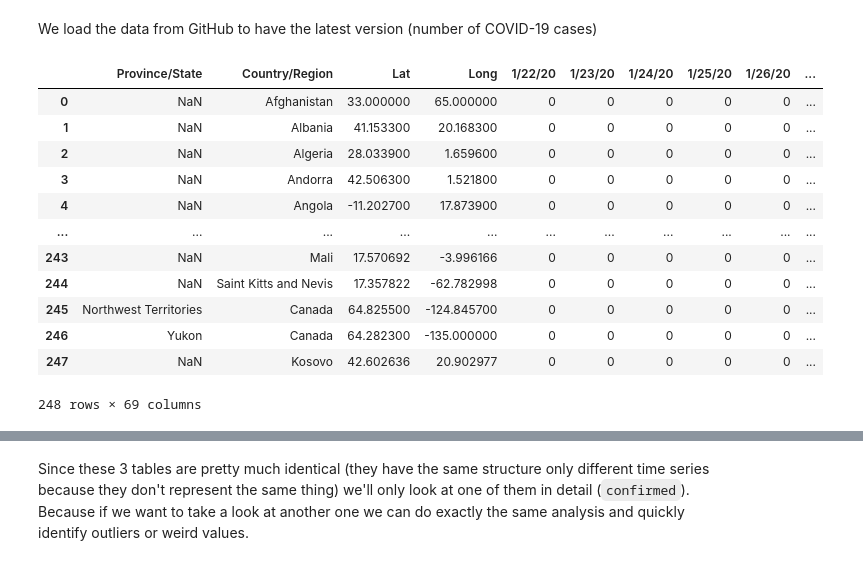
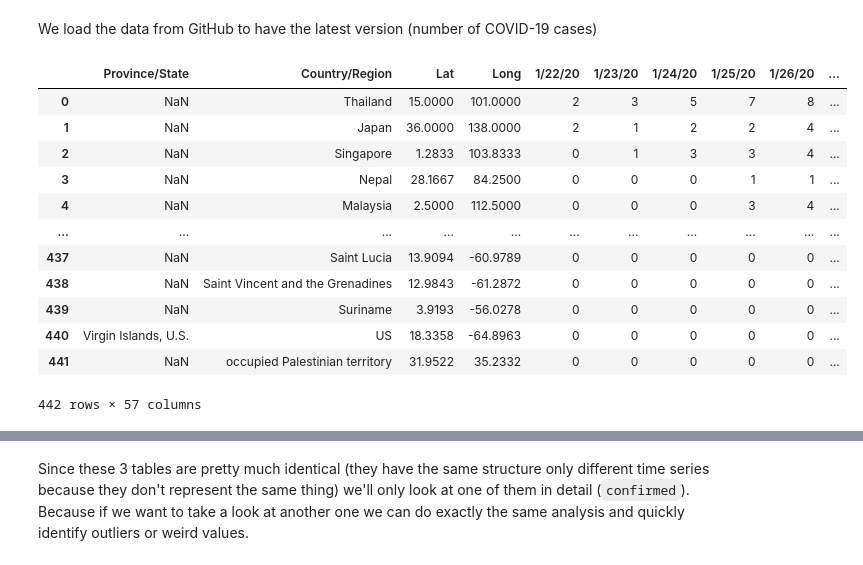
Before and after one commit to com-480-data-visualization/com-480-project-corona-cocos, a Jupyter notebook: EDA.ipynb, the cells around one changed output, grey strips where cells are left out. Drawn from its saved outputs; the diff is of its cells as text; code cells hidden in the pictures.

```diff
--- a/EDA.ipynb
+++ b/EDA.ipynb
@@ -12,25 +12,25 @@ import folium
 ## Load data
 # %% [markdown]
 We load the data from GitHub to have the latest version (number of COVID-19 cases)
-# %%
-confirmed = pd.read_csv('https://raw.githubusercontent.com/CSSEGISandData/COVID-19/master/csse_covid_19_data/csse_covid_19_time_series/time_series_covid19_confirmed_global.csv')
-deaths = pd.read_csv('https://raw.githubusercontent.com/CSSEGISandData/COVID-19/master/csse_covid_19_data/csse_covid_19_time_series/time_series_covid19_deaths_global.csv')
-recovered = pd.read_csv('https://raw.githubusercontent.com/CSSEGISandData/COVID-19/master/csse_covid_19_data/csse_covid_19_time_series/time_series_covid19_recovered_global.csv')
-confirmed
-# %% [output]
-|  | Province/State | Country/Region | Lat | Long | 1/22/20 | 1/23/20 | 1/24/20 | 1/25/20 | 1/26/20 | ... |
-| 0 | NaN | Afghanistan | 33.000000 | 65.000000 | 0 | 0 | 0 | 0 | 0 | ... |
-| 1 | NaN | Albania | 41.153300 | 20.168300 | 0 | 0 | 0 | 0 | 0 | ... |
-| 2 | NaN | Algeria | 28.033900 | 1.659600 | 0 | 0 | 0 | 0 | 0 | ... |
-| 3 | NaN | Andorra | 42.506300 | 1.521800 | 0 | 0 | 0 | 0 | 0 | ... |
-| 4 | NaN | Angola | -11.202700 | 17.873900 | 0 | 0 | 0 | 0 | 0 | ... |
-| ... | ... | ... | ... | ... | ... | ... | ... | ... | ... | ... |
-| 243 | NaN | Mali | 17.570692 | -3.996166 | 0 | 0 | 0 | 0 | 0 | ... |
-| 244 | NaN | Saint Kitts and Nevis | 17.357822 | -62.782998 | 0 | 0 | 0 | 0 | 0 | ... |
-| 245 | Northwest Territories | Canada | 64.825500 | -124.845700 | 0 | 0 | 0 | 0 | 0 | ... |
-| 246 | Yukon | Canada | 64.282300 | -135.000000 | 0 | 0 | 0 | 0 | 0 | ... |
-| 247 | NaN | Kosovo | 42.602636 | 20.902977 | 0 | 0 | 0 | 0 | 0 | ... |
-248 rows × 69 columns
+# %%
+confirmed = pd.read_csv('data/time_series_covid_19_confirmed.csv')
+deaths = pd.read_csv('data/time_series_covid_19_deaths.csv')
+recovered = pd.read_csv('data/time_series_covid_19_recovered.csv')
+confirmed
+# %% [output]
+|  | Province/State | Country/Region | Lat | Long | 1/22/20 | 1/23/20 | 1/24/20 | 1/25/20 | 1/26/20 | ... |
+| 0 | NaN | Thailand | 15.0000 | 101.0000 | 2 | 3 | 5 | 7 | 8 | ... |
+| 1 | NaN | Japan | 36.0000 | 138.0000 | 2 | 1 | 2 | 2 | 4 | ... |
+| 2 | NaN | Singapore | 1.2833 | 103.8333 | 0 | 1 | 3 | 3 | 4 | ... |
+| 3 | NaN | Nepal | 28.1667 | 84.2500 | 0 | 0 | 0 | 1 | 1 | ... |
+| 4 | NaN | Malaysia | 2.5000 | 112.5000 | 0 | 0 | 0 | 3 | 4 | ... |
+| ... | ... | ... | ... | ... | ... | ... | ... | ... | ... | ... |
+| 437 | NaN | Saint Lucia | 13.9094 | -60.9789 | 0 | 0 | 0 | 0 | 0 | ... |
+| 438 | NaN | Saint Vincent and the Grenadines | 12.9843 | -61.2872 | 0 | 0 | 0 | 0 | 0 | ... |
+| 439 | NaN | Suriname | 3.9193 | -56.0278 | 0 | 0 | 0 | 0 | 0 | ... |
+| 440 | Virgin Islands, U.S. | US | 18.3358 | -64.8963 | 0 | 0 | 0 | 0 | 0 | ... |
+| 441 | NaN | occupied Palestinian territory | 31.9522 | 35.2332 | 0 | 0 | 0 | 0 | 0 | ... |
+442 rows × 57 columns
 # %%
 deaths.head()
 # %% [output]
```
Also changed, not shown: parts of 14 cells of this notebook, 1 other file.
